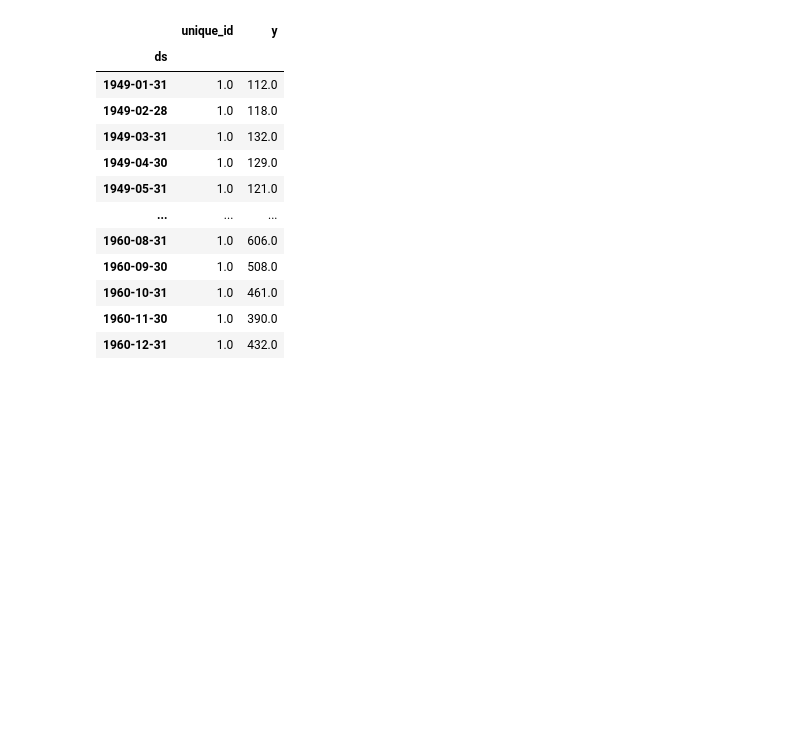
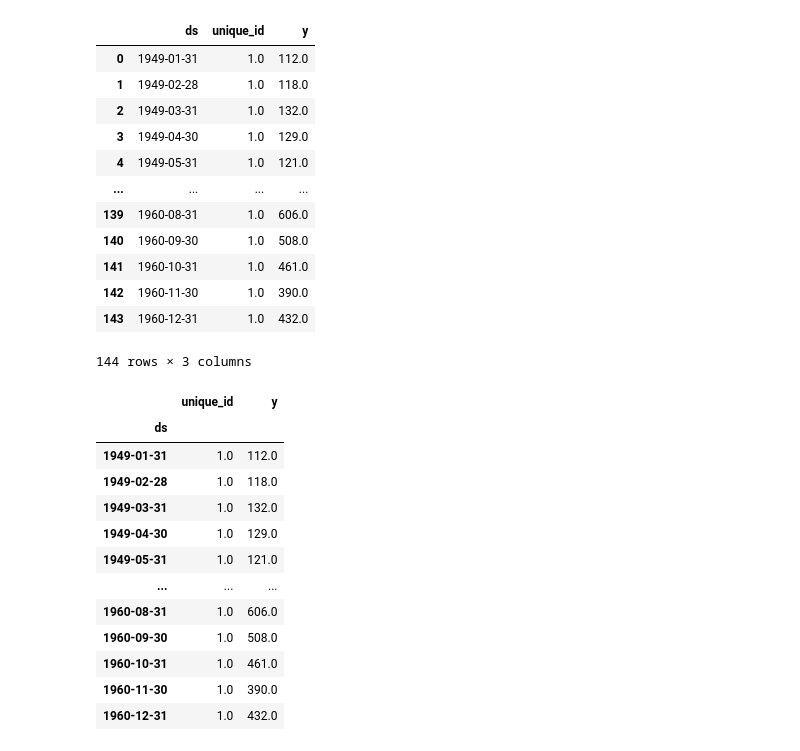
Before and after one commit to wesstone12/tool-kit, a Jupyter notebook: yay.ipynb, the cells around one changed output. Drawn from its saved outputs; the diff is of its cells as text; code cells hidden in the pictures; blank space fills up the shorter version.

```diff
--- a/yay.ipynb
+++ b/yay.ipynb
@@ -1,6 +1,21 @@
 # %%
 from statsforecast.utils import AirPassengersDF
-df = AirPassengersDF
+df = AirPassengersDF.reset_index()
+df
+# %% [output]
+|  | ds | unique_id | y |
+| 0 | 1949-01-31 | 1.0 | 112.0 |
+| 1 | 1949-02-28 | 1.0 | 118.0 |
+| 2 | 1949-03-31 | 1.0 | 132.0 |
+| 3 | 1949-04-30 | 1.0 | 129.0 |
+| 4 | 1949-05-31 | 1.0 | 121.0 |
+| ... | ... | ... | ... |
+| 139 | 1960-08-31 | 1.0 | 606.0 |
+| 140 | 1960-09-30 | 1.0 | 508.0 |
+| 141 | 1960-10-31 | 1.0 | 461.0 |
+| 142 | 1960-11-30 | 1.0 | 390.0 |
+| 143 | 1960-12-31 | 1.0 | 432.0 |
+144 rows × 3 columns
 # %%
 import pandas as pd
 import numpy as np
```
Also changed, not shown: parts of 6 cells of this notebook, 4 other files.
